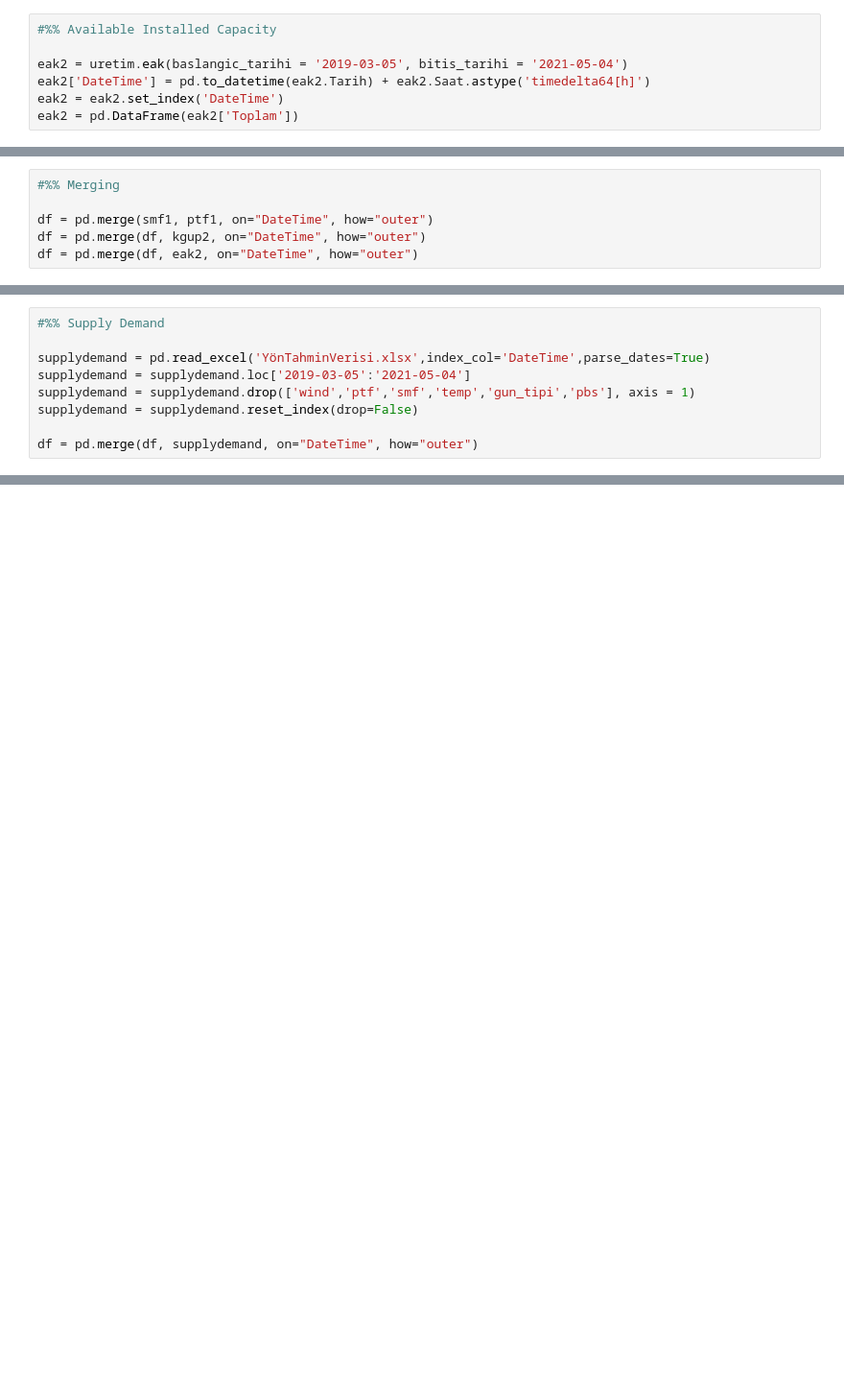
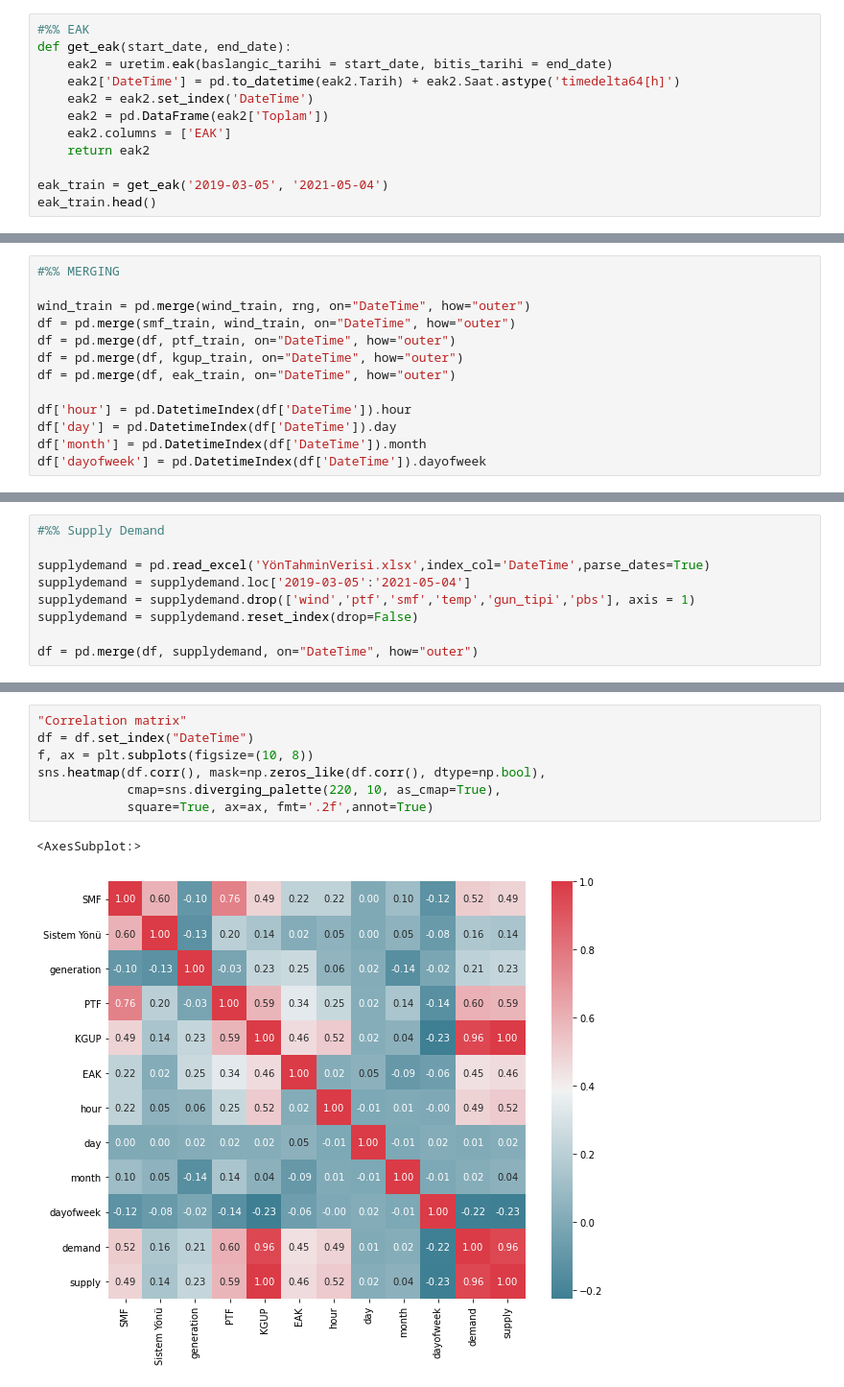
Before and after one commit to toygarulgen/System-Direction-LightGBMClassificationModel-Energy-Intraday_Market, a Jupyter notebook: SystemDirectionPrediction.ipynb, the cells around one changed output, grey strips where cells are left out. Shown at 96% size. Saved outputs shown, nothing was run; the diff lists cells and outputs as text; blank space fills up the shorter version.

```diff
--- a/SystemDirectionPrediction.ipynb
+++ b/SystemDirectionPrediction.ipynb
@@ -142,7 +207,12 @@ kgup2 = pd.DataFrame(kgup2['Toplam'])
 # %%
-#%% Available Installed Capacity
+#%% EAK
+def get_eak(start_date, end_date):
+    eak2 = uretim.eak(baslangic_tarihi = start_date, bitis_tarihi = end_date)
+    eak2['DateTime'] = pd.to_datetime(eak2.Tarih) + eak2.Saat.astype('timedelta64[h]')
+    eak2 = eak2.set_index('DateTime')
+    eak2 = pd.DataFrame(eak2['Toplam'])
+    eak2.columns = ['EAK']
+    return eak2
 
-eak2 = uretim.eak(baslangic_tarihi = '2019-03-05', bitis_tarihi = '2021-05-04')
-eak2['DateTime'] = pd.to_datetime(eak2.Tarih) + eak2.Saat.astype('timedelta64[h]')
-eak2 = eak2.set_index('DateTime')
-eak2 = pd.DataFrame(eak2['Toplam'])
+eak_train = get_eak('2019-03-05', '2021-05-04')
+eak_train.head()
@@ -149,6 +227,13 @@ eak2 = pd.DataFrame(eak2['Toplam'])
 # %%
-#%% Merging
+#%% MERGING
 
-df = pd.merge(smf1, ptf1, on="DateTime", how="outer")
-df = pd.merge(df, kgup2, on="DateTime", how="outer")
-df = pd.merge(df, eak2, on="DateTime", how="outer")
+wind_train = pd.merge(wind_train, rng, on="DateTime", how="outer")
+df = pd.merge(smf_train, wind_train, on="DateTime", how="outer")
+df = pd.merge(df, ptf_train, on="DateTime", how="outer")
+df = pd.merge(df, kgup_train, on="DateTime", how="outer")
+df = pd.merge(df, eak_train, on="DateTime", how="outer")
+
+df['hour'] = pd.DatetimeIndex(df['DateTime']).hour
+df['day'] = pd.DatetimeIndex(df['DateTime']).day
+df['month'] = pd.DatetimeIndex(df['DateTime']).month
+df['dayofweek'] = pd.DatetimeIndex(df['DateTime']).dayofweek
@@ -170,0 +358,10 @@ df = pd.merge(df, supplydemand, on="DateTime", how="outer")
+# %%
+"Correlation matrix"
+df = df.set_index("DateTime")
+f, ax = plt.subplots(figsize=(10, 8))
+sns.heatmap(df.corr(), mask=np.zeros_like(df.corr(), dtype=np.bool),
+            cmap=sns.diverging_palette(220, 10, as_cmap=True),
+            square=True, ax=ax, fmt='.2f',annot=True)
+# %% [output]
+<AxesSubplot:>
+[figure, added]
```
Also changed, not shown: parts of 42 cells of this notebook.
